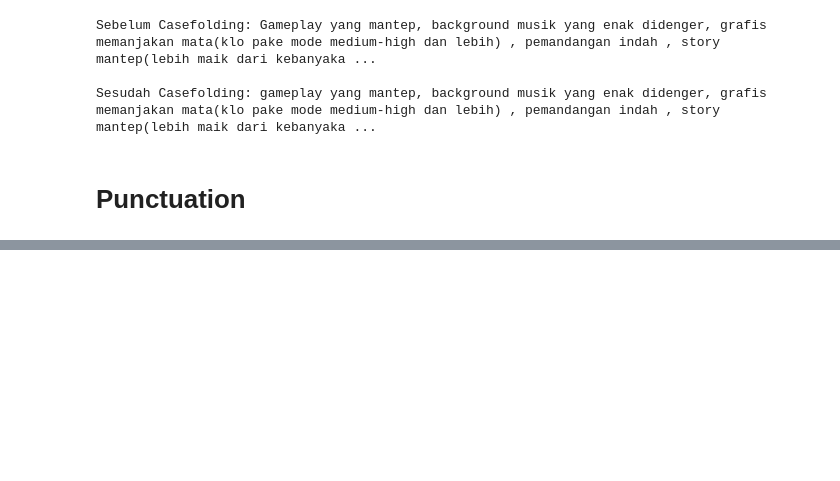
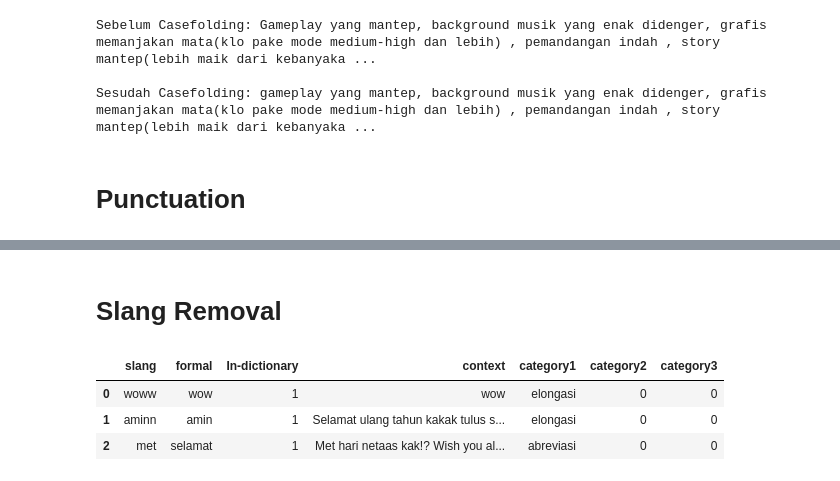
Before and after one commit to Catyousha/sheesh, a Jupyter notebook: 01_Preprocess/00_scratch.ipynb, the cells around one changed output, grey strips where cells are left out. Saved outputs shown, nothing was run; the diff lists cells and outputs as text; code cells hidden in the pictures; blank space fills up the shorter version.

```diff
--- a/01_Preprocess/00_scratch.ipynb
+++ b/01_Preprocess/00_scratch.ipynb
@@ -97,0 +91,10 @@ removedPunc_reviews
+# %% [markdown]
+# Slang Removal
+# %%
+kamus_alay = pd.read_csv("kamusalay.csv")
+kamus_alay.head(3)
+# %% [output]
+|  | slang | formal | In-dictionary | context | category1 | category2 | category3 |
+| 0 | woww | wow | 1 | wow | elongasi | 0 | 0 |
+| 1 | aminn | amin | 1 | Selamat ulang tahun kakak tulus s... | elongasi | 0 | 0 |
+| 2 | met | selamat | 1 | Met hari netaas kak!? Wish you al... | abreviasi | 0 | 0 |
```
Also changed, not shown: parts of 16 cells of this notebook, 3 other files.
